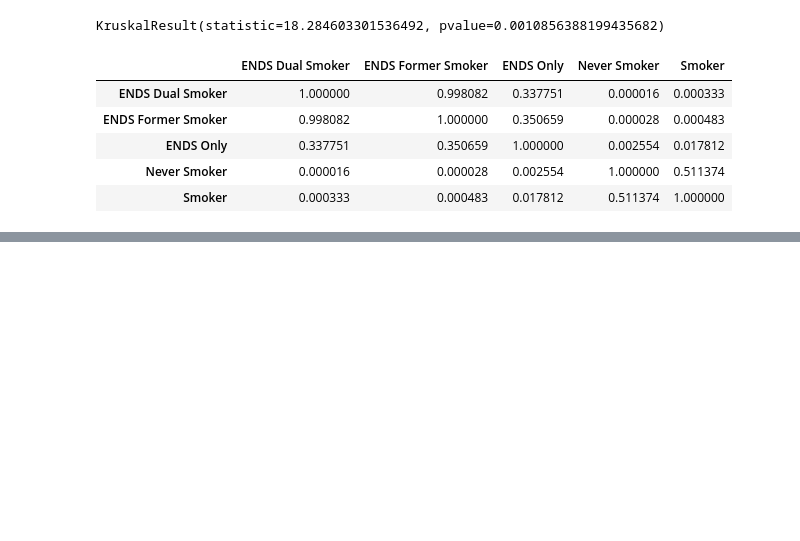
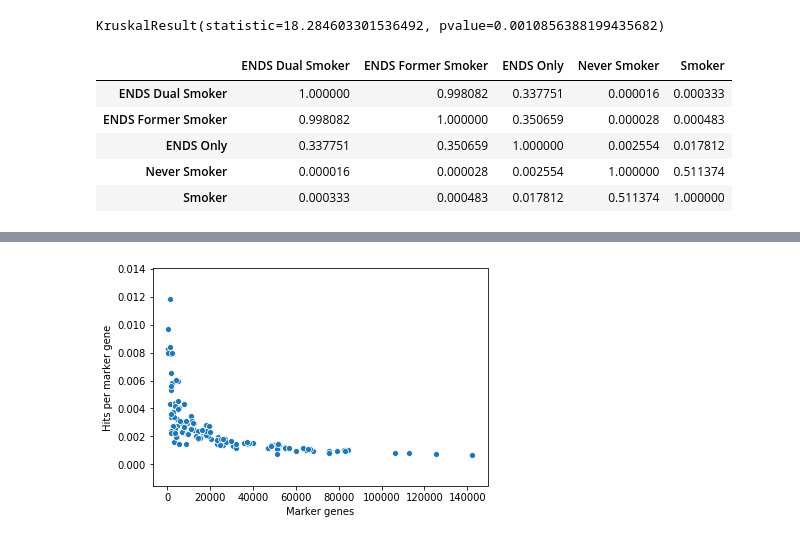
Before and after one commit to sterrettJD/Nicotine-Microbiome, a Jupyter notebook: diamond_analysis/diamond_analysis.ipynb, the cells around one changed output, grey strips where cells are left out. Cells and saved outputs as stored; diff of their text form; code cells hidden in the pictures; blank space fills up the shorter version.

```diff
--- a/diamond_analysis/diamond_analysis.ipynb
+++ b/diamond_analysis/diamond_analysis.ipynb
@@ -392,0 +361,6 @@ KruskalResult(statistic=18.284603301536492, pvalue=0.0010856388199435682)
+# %%
+sns.scatterplot(x="Marker genes", y="Hits per marker gene",
+                data=metadata)
+plt.show()
+# %% [output]
+[figure, added]
```
Also changed, not shown: parts of 25 cells of this notebook.
